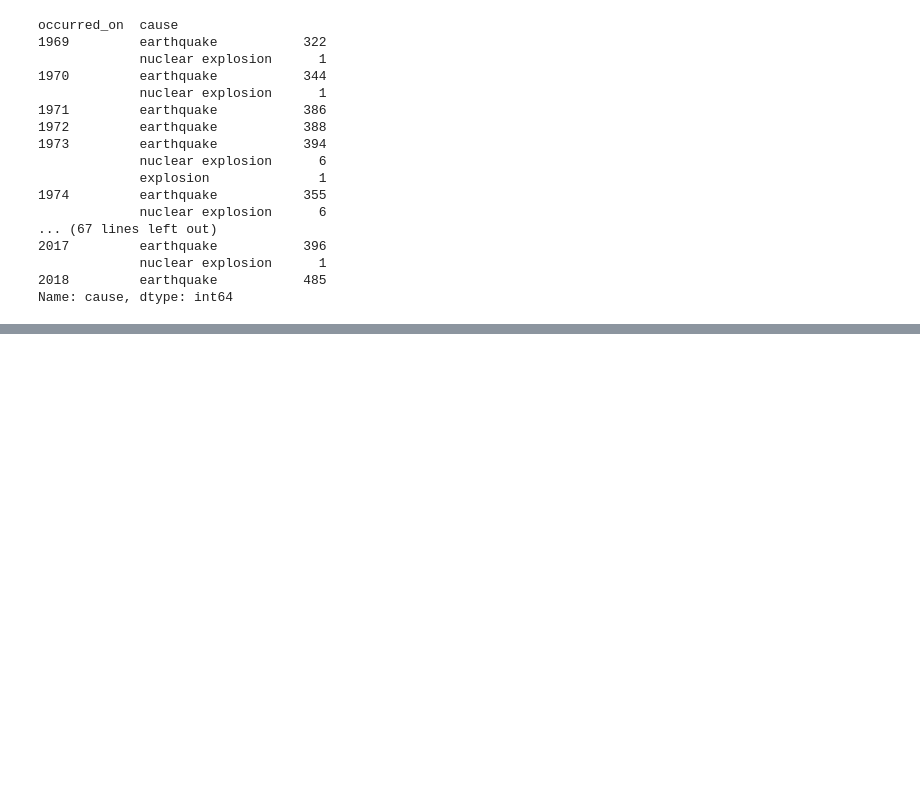
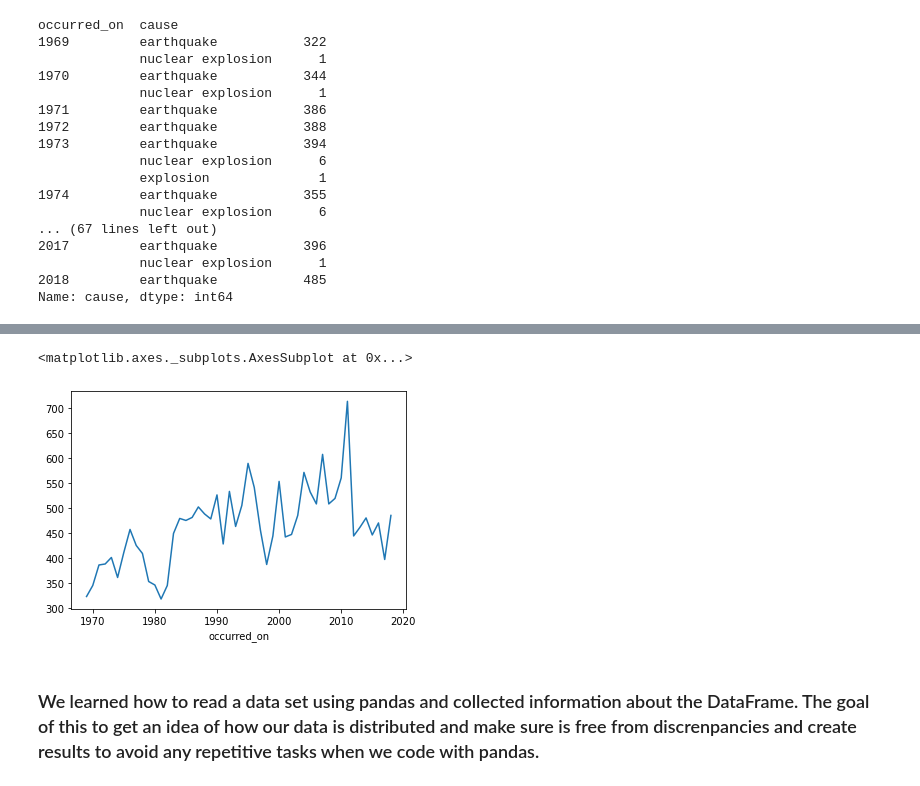
Before and after one commit to leojhernandez/Python, a Jupyter notebook: day1.ipynb, the cells around one changed output, grey strips where cells are left out. Saved outputs shown, nothing was run; the diff lists cells and outputs as text; code cells hidden in the pictures; blank space fills up the shorter version.

```diff
--- a/day1.ipynb
+++ b/day1.ipynb
@@ -466,0 +465,10 @@ Name: cause, dtype: int64
+# %%
+# Now let's look the total number of earthquakes over the last 50 years
+total_Earthquakes_PerYear_plot = df.groupby(df['occurred_on'].dt.year)['cause'].count().plot()
+total_Earthquakes_PerYear_plot
+# We find that there was a increase number of earthquakes between 1980 to 2010.
+# %% [output]
+<matplotlib.axes._subplots.AxesSubplot at 0x...>
+[figure, added]
+# %% [markdown]
+### We learned how to read a data set using pandas and collected information about the DataFrame. The goal of this to get an idea of how our data is distributed and make sure is free from discrenpancies and create results to avoid any repetitive tasks when we code with pandas.
```
Also changed, not shown: parts of 3 cells of this notebook.
